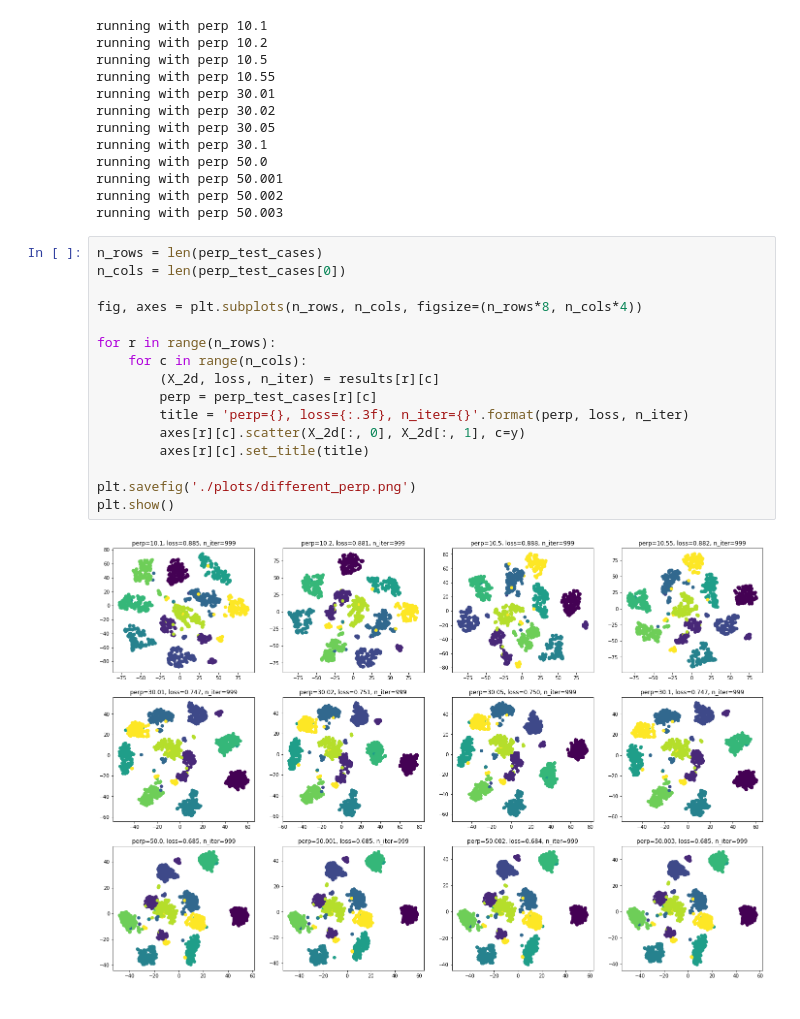
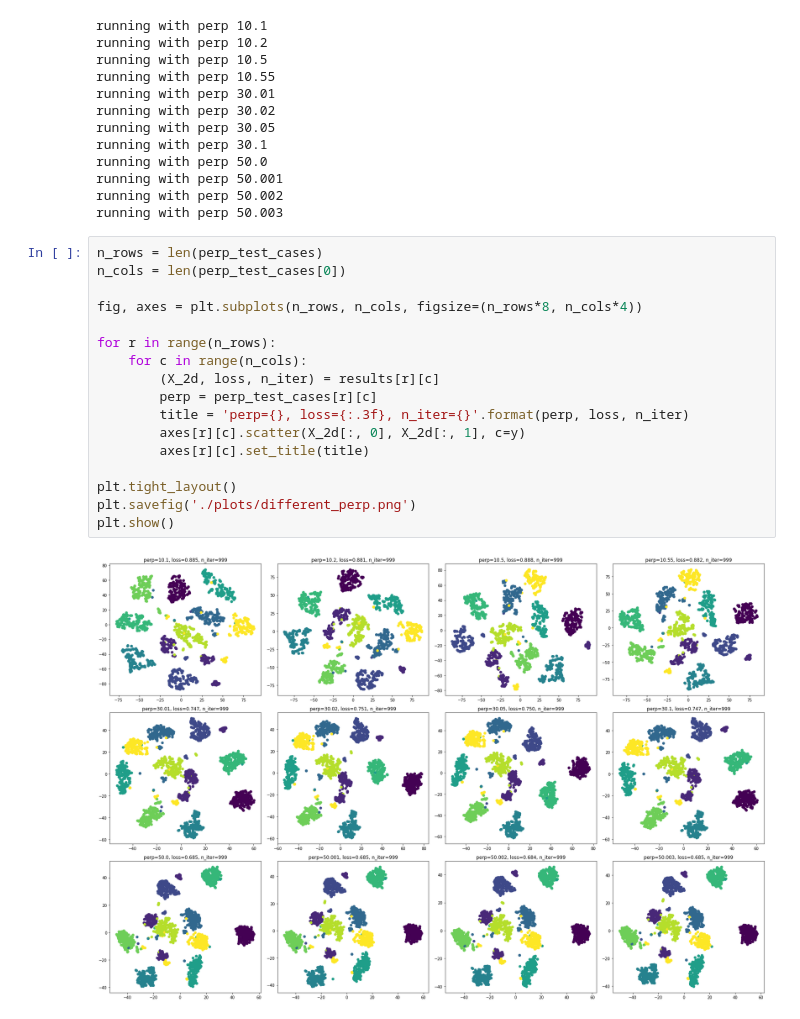
Before and after one commit to vu-minh/tsne_auto_perp_constraints, a Jupyter notebook: Difference between very small perplexity.ipynb, the cells around one changed output. Cells and saved outputs as stored; diff of their text form.

```diff
--- a/Difference between very small perplexity.ipynb
+++ b/Difference between very small perplexity.ipynb
@@ -51,18 +51,19 @@ running with perp 50.003
 # %%
 n_rows = len(perp_test_cases)
 n_cols = len(perp_test_cases[0])
 
 fig, axes = plt.subplots(n_rows, n_cols, figsize=(n_rows*8, n_cols*4))
 
 for r in range(n_rows):
     for c in range(n_cols):
         (X_2d, loss, n_iter) = results[r][c]
         perp = perp_test_cases[r][c]
         title = 'perp={}, loss={:.3f}, n_iter={}'.format(perp, loss, n_iter)
         axes[r][c].scatter(X_2d[:, 0], X_2d[:, 1], c=y)
         axes[r][c].set_title(title)
 
+plt.tight_layout()
 plt.savefig('./plots/different_perp.png')
 plt.show()
 # %% [output]
-[figure, old version]
+[figure, new version]
```
Also changed, not shown: 20 other files.
